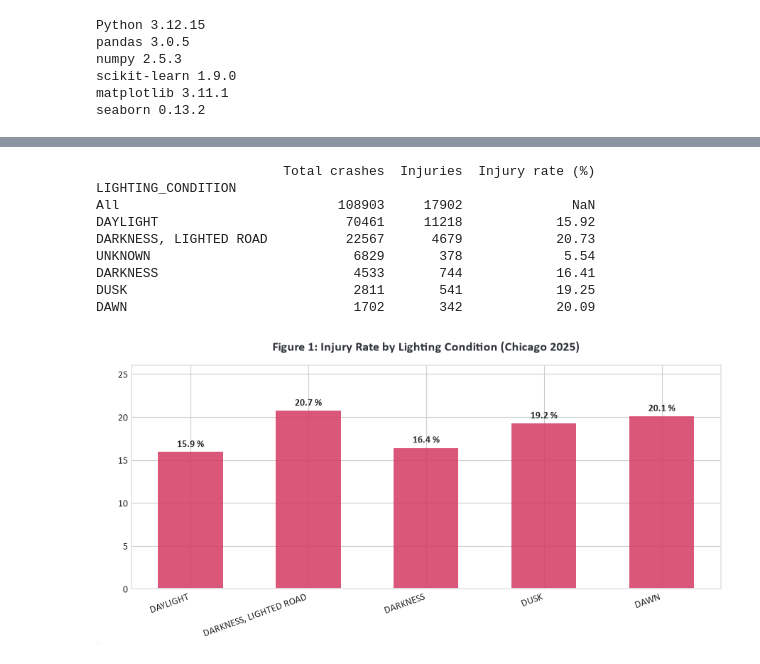
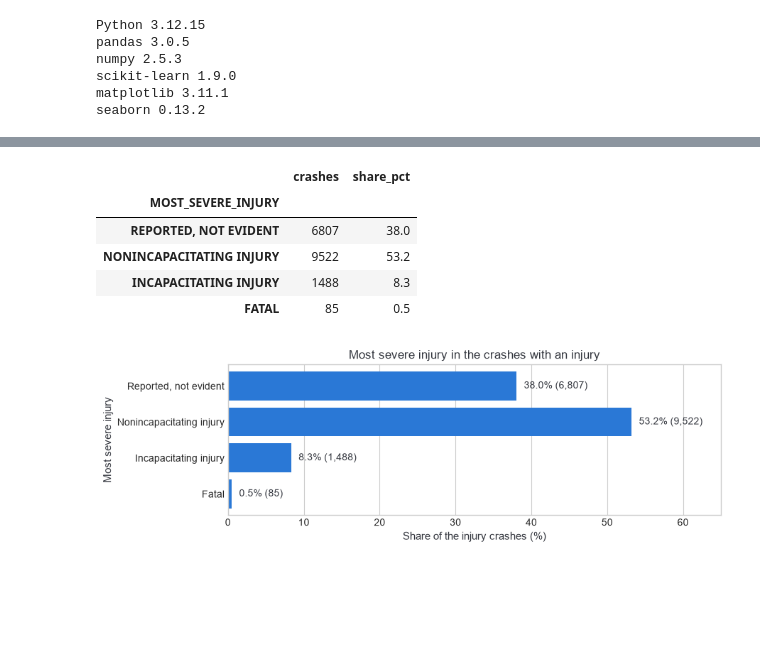
Before and after one commit to H44K0N/DATA3800-gruppe-7, a Jupyter notebook: notebooks/02-eda.ipynb, the cells around one changed output, grey strips where cells are left out. Drawn from its saved outputs; the diff is of its cells as text; code cells hidden in the pictures; blank space fills up the shorter version.

```diff
--- a/notebooks/02-eda.ipynb
+++ b/notebooks/02-eda.ipynb
@@ -111,42 +274,42 @@ We begin by analyzing how lighting conditions correlate with crash severity. Bec
 # %%
-# Contingency table for lighting conditions
-light_tab = pd.crosstab(eda_df['LIGHTING_CONDITION'], eda_df['injury'], margins=True)
-light_percent = pd.crosstab(eda_df['LIGHTING_CONDITION'], eda_df['injury'], normalize='index') * 100
+SEVERITY_ORDER = [
+    "REPORTED, NOT EVIDENT",
+    "NONINCAPACITATING INJURY",
+    "INCAPACITATING INJURY",
+    "FATAL",
+]
+injury_crashes = crashes[crashes["injury"] == 1]
+severity = (
+    injury_crashes["MOST_SEVERE_INJURY"]
+    .value_counts()
+    .loc[SEVERITY_ORDER]
+    .to_frame("crashes")
+)
+severity["share_pct"] = severity["crashes"] / len(injury_crashes) * 100
+display(severity.round(1))
 
-light_summary = pd.DataFrame({
-    'Total crashes': light_tab['All'],
-    'Injuries': light_tab[1],
-    'Injury rate (%)': light_percent[1].round(2)
-}).sort_values(by='Total crashes', ascending=False)
-
-print(light_summary)
-
-# Figure 1: Injury rate by lighting conditions (excludes 'All' and 'UNKNOWN')
-plot_light = light_summary.drop(['All', 'UNKNOWN'], errors='ignore')
-
-fig, ax = plt.subplots(figsize=(9, 4.5))
-bars = ax.bar(plot_light.index, plot_light['Injury rate (%)'], color=CRIMSON, alpha=0.85, width=0.55)
-
-ax.set_ylabel("Injury rate (%)", fontsize=11, color=SLATE)
-ax.set_title("Figure 1: Injury Rate by Lighting Condition (Chicago 2025)", fontsize=13, fontweight='bold', pad=15, color=SLATE)
-ax.set_ylim(0, 26)
-plt.xticks(rotation=20, ha='right', fontsize=10)
-
-for bar in bars:
-    yval = bar.get_height()
-    ax.text(bar.get_x() + bar.get_width()/2.0, yval + 0.6, f"{yval:.1f} %", ha='center', fontsize=10, fontweight='bold')
-
-plt.tight_layout()
-plt.show()
+fig, ax = plt.subplots(figsize=(9, 3))
+ax.barh(severity.index.str.capitalize(), severity["share_pct"], color=BLUE)
+for position, (share, crash_count) in enumerate(
+    zip(severity["share_pct"], severity["crashes"])
+):
+    ax.text(share + 1, position, f"{share:.1f}% ({crash_count:,})", va="center")
+ax.invert_yaxis()
+ax.set(
+    title="Most severe injury in the crashes with an injury",
+    xlabel="Share of the injury crashes (%)",
+    ylabel="Most severe injury",
+    xlim=(0, 65),
+)
+ax.grid(axis="y", visible=False)
+fig.tight_layout()
+save_figure(fig, "injury_severity.png")
 # %% [output]
-                        Total crashes  Injuries  Injury rate (%)
-LIGHTING_CONDITION
-All                            108903     17902              NaN
-DAYLIGHT                        70461     11218            15.92
-DARKNESS, LIGHTED ROAD          22567      4679            20.73
-UNKNOWN                          6829       378             5.54
-DARKNESS                         4533       744            16.41
-DUSK                             2811       541            19.25
-DAWN                             1702       342            20.09
+|  | crashes | share_pct |
+| MOST_SEVERE_INJURY |  |  |
+| REPORTED, NOT EVIDENT | 6807 | 38.0 |
+| NONINCAPACITATING INJURY | 9522 | 53.2 |
+| INCAPACITATING INJURY | 1488 | 8.3 |
+| FATAL | 85 | 0.5 |
-[figure, old version]
+[figure, new version]
 # %% [markdown]
```
Also changed, not shown: parts of 59 cells of this notebook, 37 other files.
